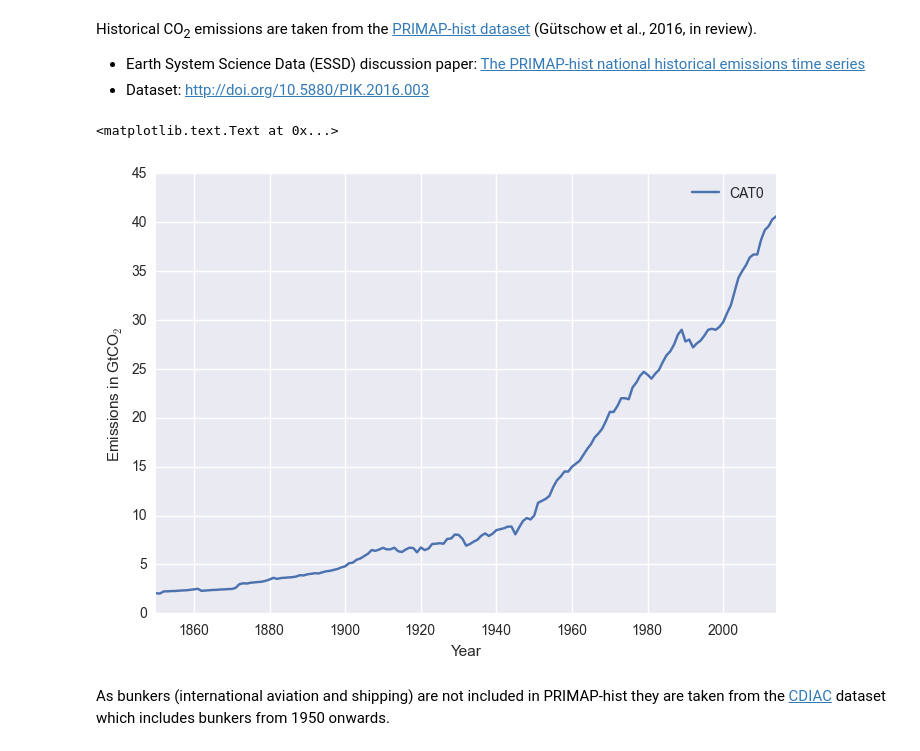
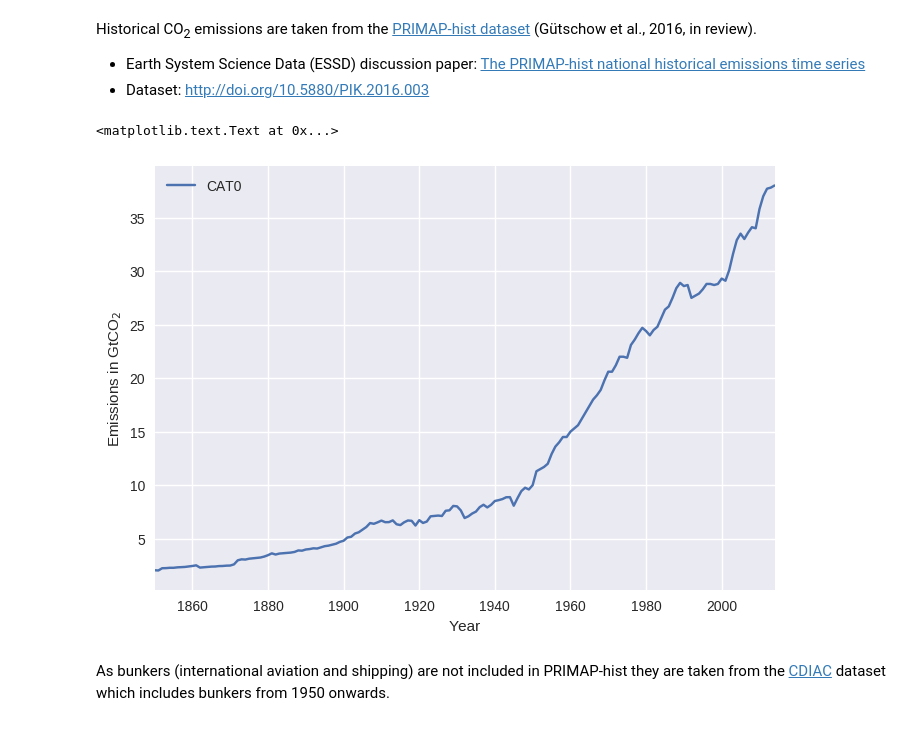
Before and after one commit to openclimatedata/climate-spirals, a Jupyter notebook: data/Climate Spirals Data.ipynb, the cells around one changed output. Drawn from its saved outputs; the diff is of its cells as text; code cells hidden in the pictures.

```diff
--- a/data/Climate Spirals Data.ipynb
+++ b/data/Climate Spirals Data.ipynb
@@ -15,21 +15,21 @@ Historical CO<sub>2</sub> emissions are taken from the [PRIMAP-hist dataset](htt
 [The PRIMAP-hist national historical emissions time series](http://www.earth-syst-sci-data-discuss.net/essd-2016-12/)
 - Dataset: http://doi.org/10.5880/PIK.2016.003
 # %%
-primaphist = pd.read_csv("PRIMAP-hist_v1.0_14-Apr-2016.csv")
+primaphist = pd.read_csv("PRIMAP-hist_v1.1_06-Mar-2017.csv")
 primaphist = primaphist[(primaphist.country == "EARTH") &
                         (primaphist.entity == "CO2") &
                         (primaphist.category == "CAT0")]
 primaphist = primaphist.drop(['scenario', 'country', 'category', 'entity', 'unit'], axis=1).T
 primaphist.index.name = "year"
 primaphist.index = primaphist.index.astype(int)
 primaphist.columns = ["CAT0"]
 primaphist = primaphist / 1000000 # convert to Gt
 primaphist.plot()
 plt.xlabel("Year")
 plt.ylabel(u"Emissions in GtCO$_2$")
 # %% [output]
 <matplotlib.text.Text at 0x...>
-[figure, old version]
+[figure, new version]
 # %% [markdown]
 As bunkers (international aviation and shipping) are not included in PRIMAP-hist they are taken from the [CDIAC](http://cdiac.ornl.gov/trends/emis/meth_reg.html) dataset which includes bunkers from 1950 onwards.
 # %%
```
Also changed, not shown: parts of 8 cells of this notebook, 9 other files.
